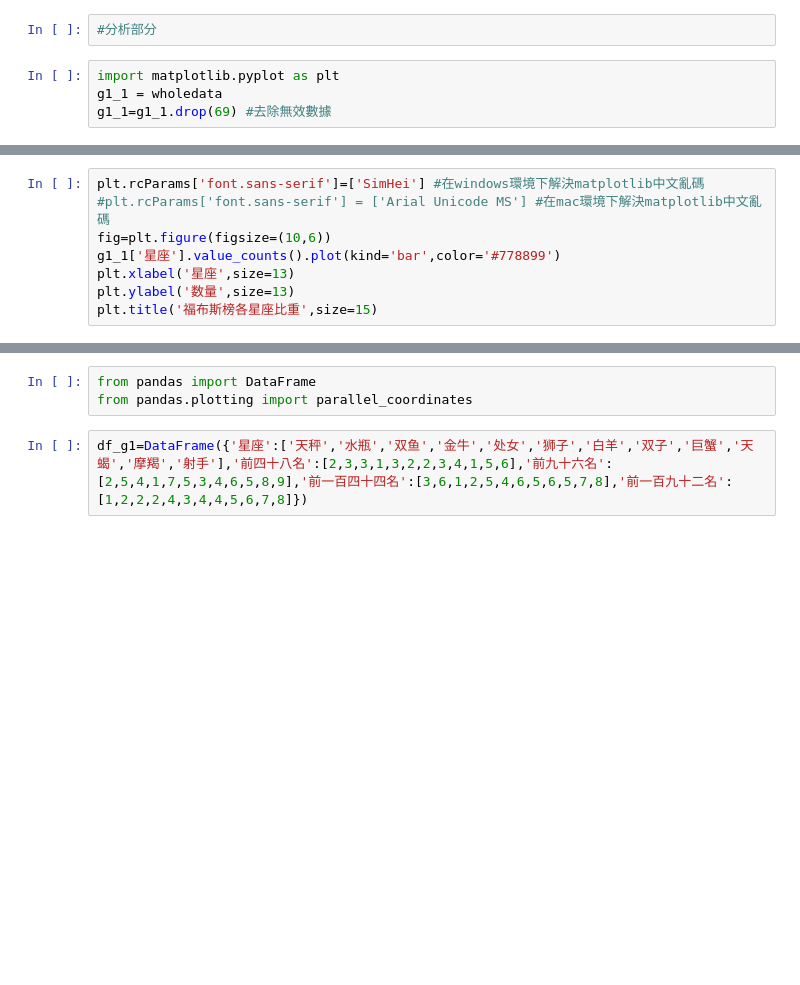
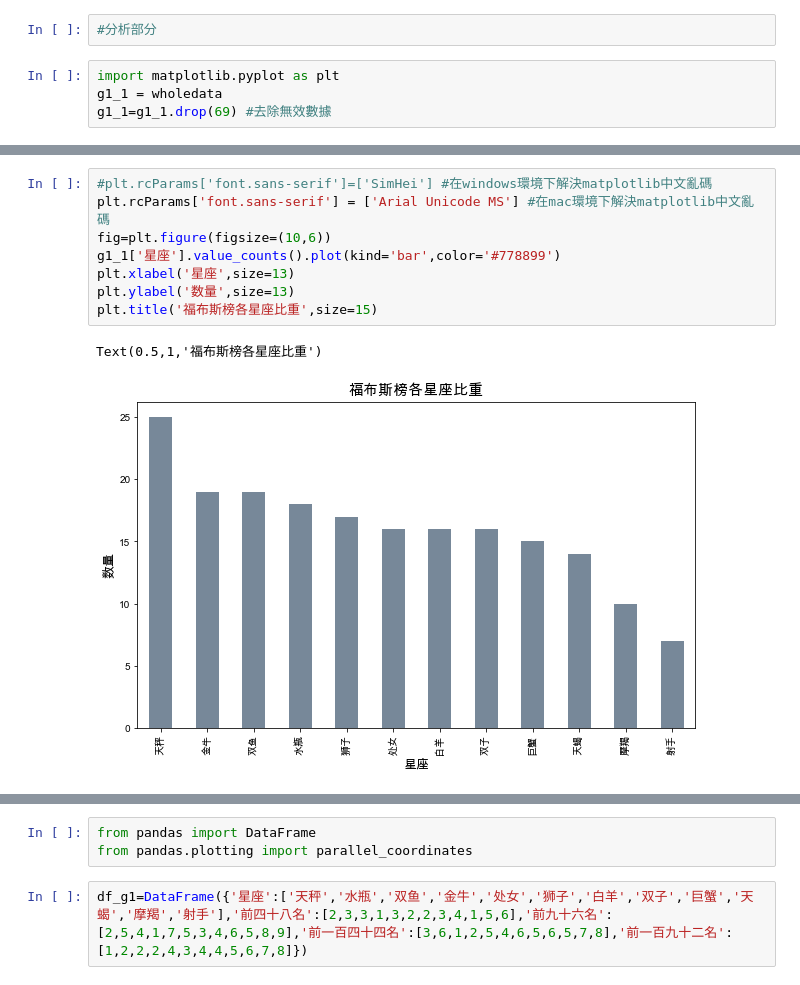
Before and after one commit to irislau01/Team-Echo_Libra-Wins-Horoscope-Analysis-to-Billionaires-on-Forbes-List, a Jupyter notebook: echo_original codes.ipynb, the cells around one changed output, grey strips where cells are left out. Drawn from its saved outputs; the diff is of its cells as text; blank space fills up the shorter version.

```diff
--- a/echo_original codes.ipynb
+++ b/echo_original codes.ipynb
@@ -127,11 +341,14 @@ g1_1['星座'].value_counts()
 # %%
-plt.rcParams['font.sans-serif']=['SimHei'] #在windows環境下解決matplotlib中文亂碼
-#plt.rcParams['font.sans-serif'] = ['Arial Unicode MS'] #在mac環境下解決matplotlib中文亂碼
+#plt.rcParams['font.sans-serif']=['SimHei'] #在windows環境下解決matplotlib中文亂碼
+plt.rcParams['font.sans-serif'] = ['Arial Unicode MS'] #在mac環境下解決matplotlib中文亂碼
 fig=plt.figure(figsize=(10,6))
 g1_1['星座'].value_counts().plot(kind='bar',color='#778899')
 plt.xlabel('星座',size=13)
 plt.ylabel('数量',size=13)
 plt.title('福布斯榜各星座比重',size=15)
+# %% [output]
+Text(0.5,1,'福布斯榜各星座比重')
+[figure, added]
 # %%
 g1_a=g1_1['星座'].head(48) #取12的整數倍進行分層
 print(len(g1_a))
```
Also changed, not shown: parts of 35 cells of this notebook.
